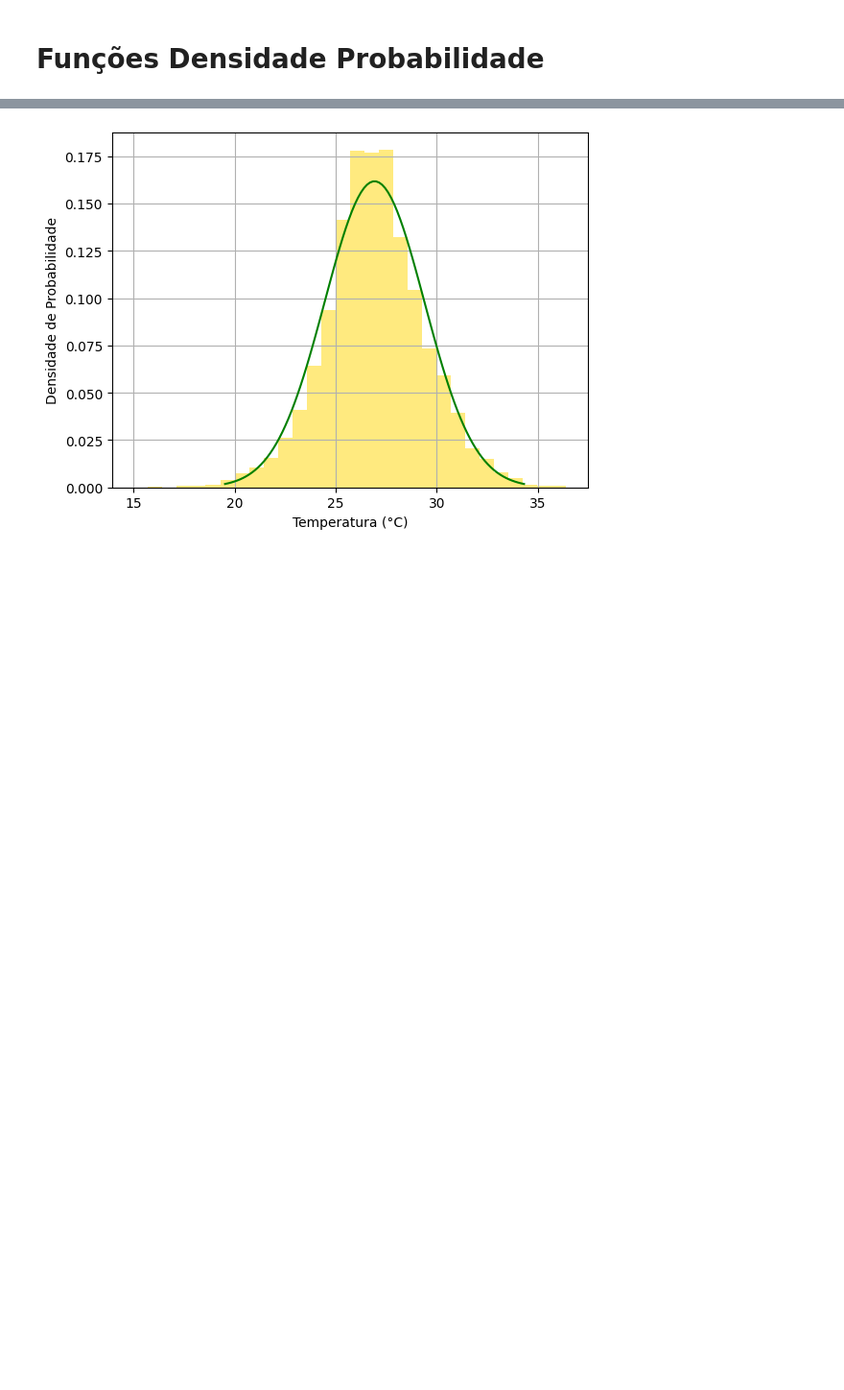
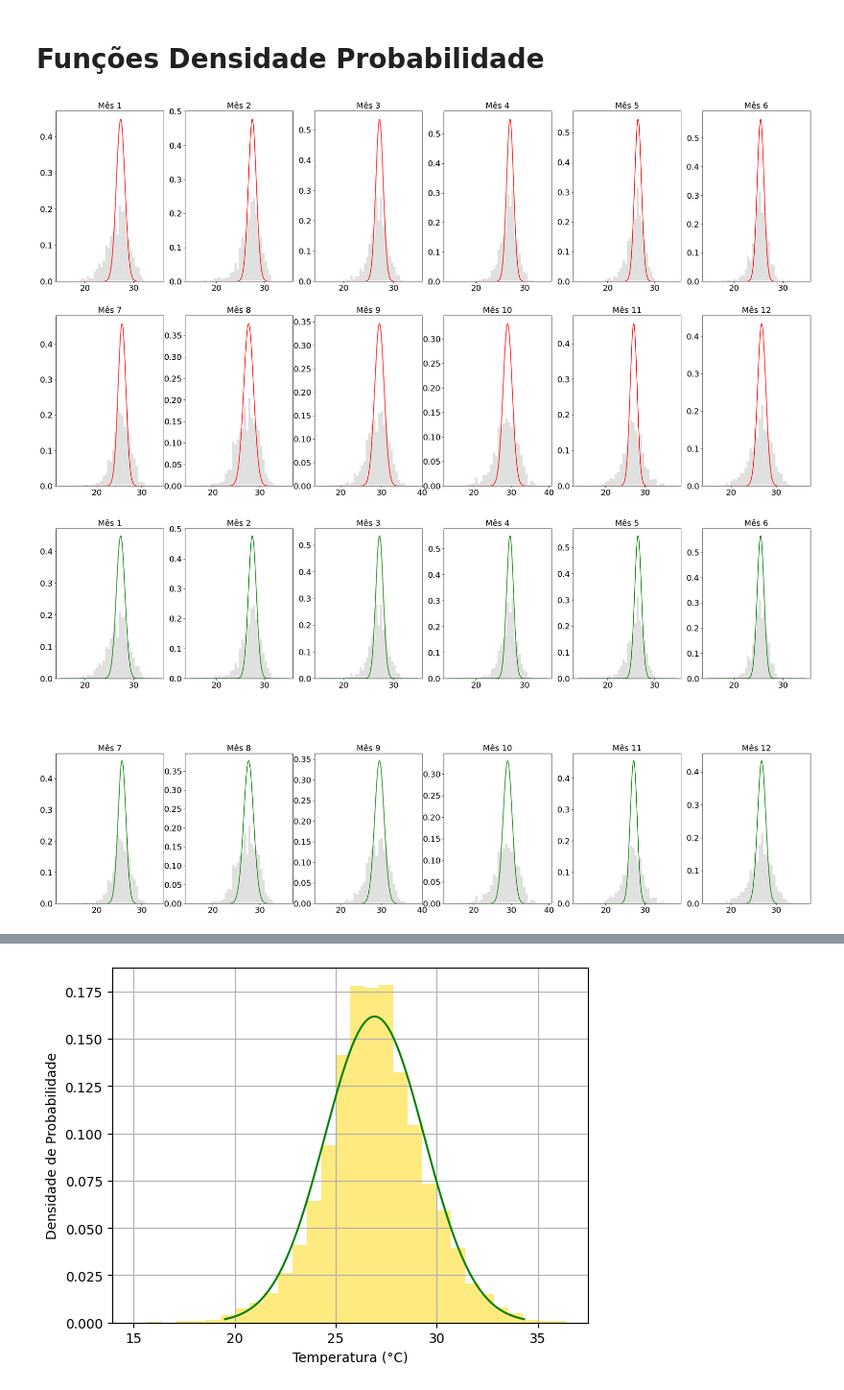
Before and after one commit to GuiRocDuarte/TempMaxBSB, a Jupyter notebook: Analise.ipynb, the cells around one changed output, grey strips where cells are left out. Shown at 96% size. Saved outputs shown, nothing was run; the diff lists cells and outputs as text; code cells hidden in the pictures; blank space fills up the shorter version.

```diff
--- a/Analise.ipynb
+++ b/Analise.ipynb
@@ -156,4 +156,60 @@ plt.show()
 [figure]
 # %% [markdown]
 # Funções Densidade Probabilidade
+# %%
+df['Mes'] = df['Data'].dt.month
+
+# Configurar as grades dos subplots
+fig_normal, axs_normal = plt.subplots(2, 6, figsize=(30, 15))  # 6 linhas por 2 colunas de subplots para distribuição normal
+fig_t, axs_t = plt.subplots(2, 6, figsize=(30, 15))  # 6 linhas por 2 colunas de subplots para distribuição t de Student
+
+plt.subplots_adjust(hspace=0.5)
+
+for mes in range(1, 13):
+    temperaturas_mes = df[df['Mes'] == mes]['Temp']
+
+    # Função de densidade de probabilidade da distribuição t de Student
+    def t_pdf(x, df, loc, scale):
+        return t.pdf(x, df, loc=loc, scale=scale)
+
+    # Estimativa inicial dos parâmetros para o ajuste
+    guess = (len(temperaturas_mes) - 1, temperaturas_mes.mean(), temperaturas_mes.std())
+
+    # Ajuste dos parâmetros da distribuição t de Student aos dados
+    params, _ = curve_fit(t_pdf, temperaturas_mes, np.zeros_like(temperaturas_mes) + 1, p0=guess)
+    graus_liberdade, media, desvio_padrao = params
+
+    # Definição dos limites para o eixo x
+    min_x = temperaturas_mes.min() - 3
+    max_x = temperaturas_mes.max() + 3
+    x = np.linspace(min_x, max_x, 1000)
+
+    # Cálculo das densidades de probabilidade para a distribuição normal e a distribuição t de Student
+    pdf_normal = norm.pdf(x, media, desvio_padrao)
+    pdf_t = t.pdf(x, graus_liberdade, loc=media, scale=desvio_padrao)
+
+    # Selecionar os subplots adequados
+    ax_normal = axs_normal[(mes-1)//6, (mes-1)%6]
+    ax_t = axs_t[(mes-1)//6, (mes-1)%6]
+
+    # Plotagem do histograma e da distribuição normal
+    ax_normal.hist(temperaturas_mes, bins=30, density=True, alpha=0.7, color='lightgrey')
+    ax_normal.plot(x, pdf_normal, 'r-', label='Distribuição Normal')
+    ax_normal.set_title(f'Mês {mes}', fontsize=(18))
+    ax_normal.set_xlabel('', fontsize=18)
+    ax_normal.set_ylabel('', fontsize=18)
+    ax_normal.tick_params(axis='both', which='major', labelsize=18)
+
+    # Plotagem do histograma e da distribuição t de Student
+    ax_t.hist(temperaturas_mes, bins=30, density=True, alpha=0.7, color='lightgrey')
+    ax_t.plot(x, pdf_t, 'g-', label='T de Student')
+    ax_t.set_title(f'Mês {mes}', fontsize=(18))
+    ax_t.set_xlabel('', fontsize=18)
+    ax_t.set_ylabel('', fontsize=14)
+    ax_t.tick_params(axis='both', which='major', labelsize=18)
+
+plt.show()
+# %% [output]
+[figure, added]
+[figure, added]
 # %%
```
Also changed, not shown: parts of 3 cells of this notebook, 6 other files.
